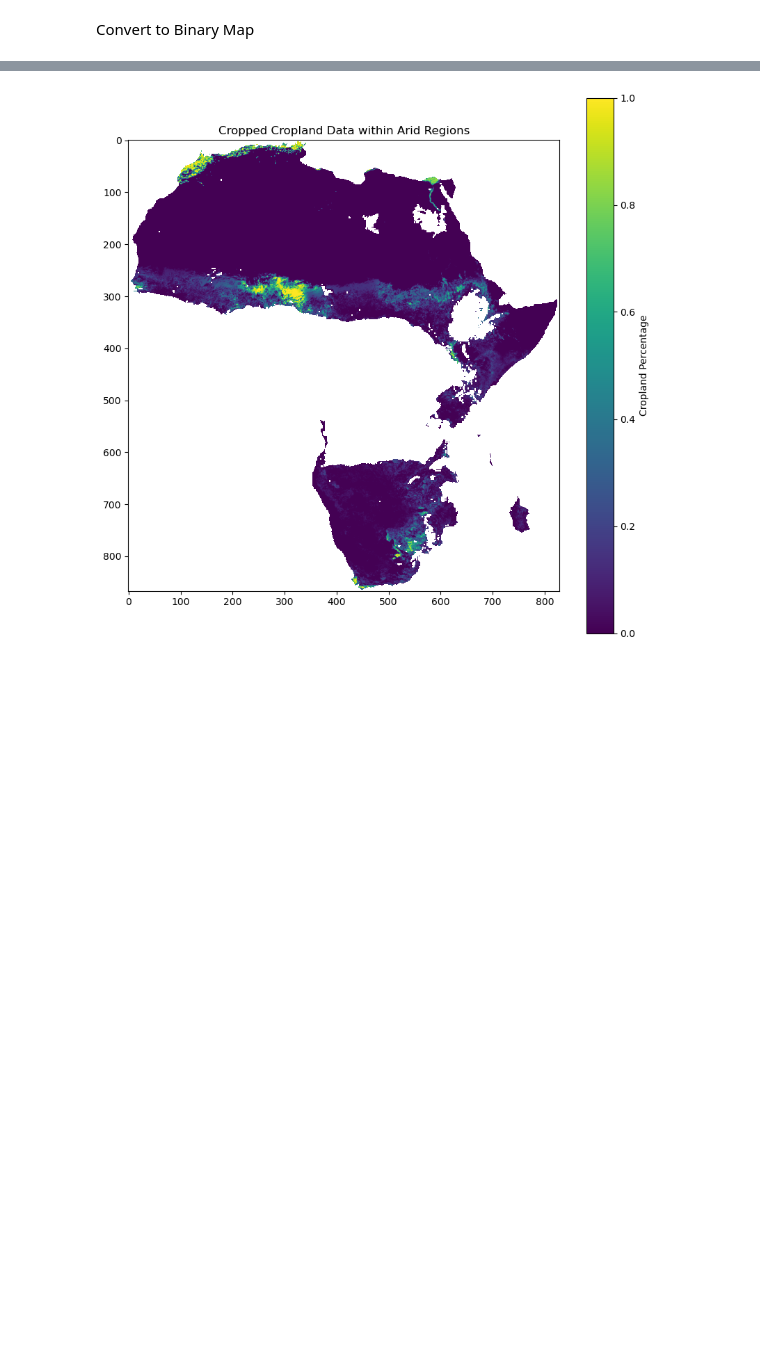
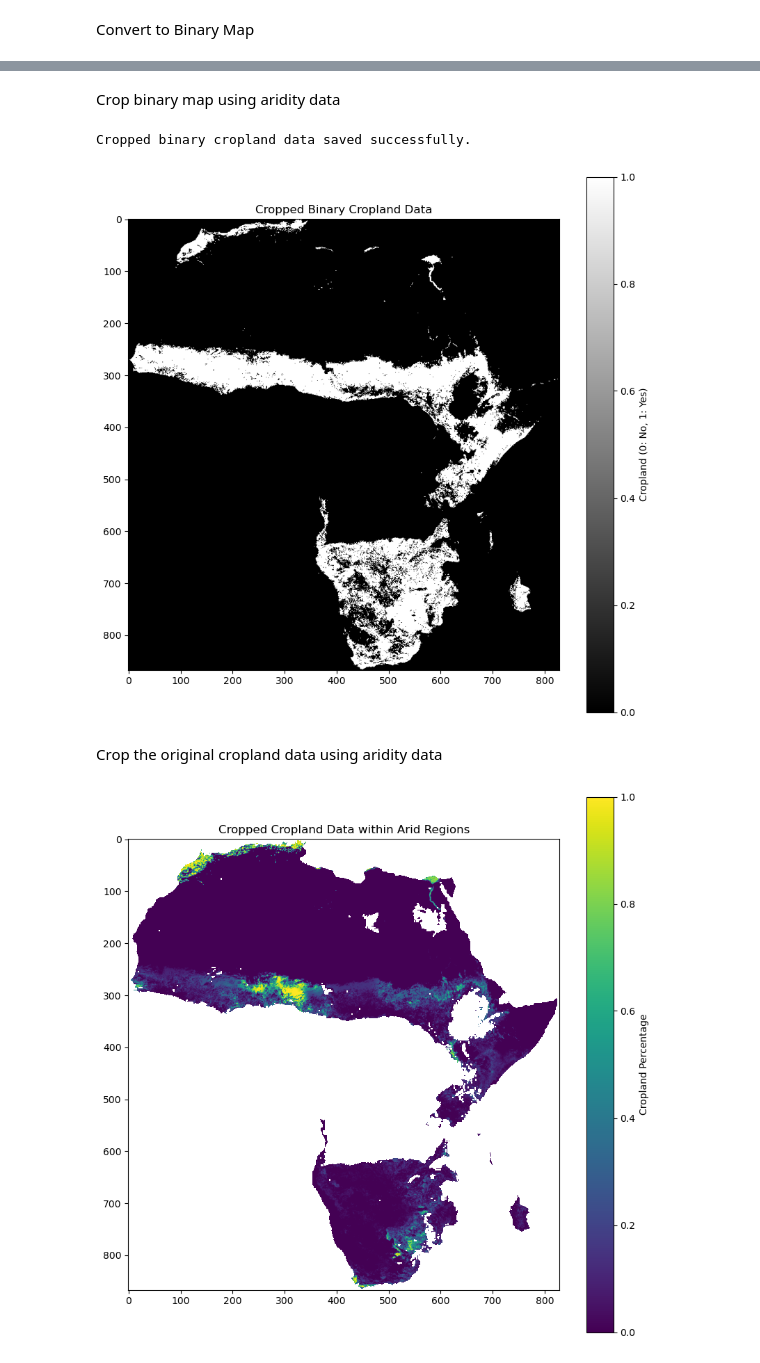
Before and after one commit to rellimylime/Africa_Irrigation, a Jupyter notebook: Code/0_process_data/3_Filter_Cropland.ipynb, the cells around one changed output, grey strips where cells are left out. Saved outputs shown, nothing was run; the diff lists cells and outputs as text; code cells hidden in the pictures; blank space fills up the shorter version.

```diff
--- a/Code/0_process_data/3_Filter_Cropland.ipynb
+++ b/Code/0_process_data/3_Filter_Cropland.ipynb
@@ -83 +54,42 @@ with rasterio.open(resolve_path(config['Arid_Binary_Cropland_tif_path']), 'w', *
+# %% [markdown]
+Crop binary map using aridity data
+# %%
+
+# Crop the binary cropland data using the aridity data
+with rasterio.open(resolve_path(config['Binary_Cropland_tif_path'])) as src:
+    # Use the geometries from the aridity data to mask (crop) the cropland raster
+    cropped_cropland_binary, cropped_transform = mask(
+        src,
+        aridity_gdf.geometry,
+        crop=True
+    )
+
+    # The cropped_cropland_binary might have an unnecessary band dimension, so ensure it's a 2D array
+    cropped_cropland_binary = np.squeeze(cropped_cropland_binary, axis=0)
+
+    # Update metadata with new transform and size after cropping
+    cropped_meta = meta.copy()
+    cropped_meta.update({
+        "height": cropped_cropland_binary.shape[0],
+        "width": cropped_cropland_binary.shape[1],
+        "transform": cropped_transform
+    })
+
+    # Save the cropped binary cropland data to the specified path
+    with rasterio.open(resolve_path(config['Binary_Arid_Cropland_tif_path']), 'w', **cropped_meta) as dst:
+        dst.write(cropped_cropland_binary, 1)
+
+print("Cropped binary cropland data saved successfully.")
+
+# Plot the cropped binary cropland data
+plt.figure(figsize=(10, 10))
+plt.imshow(cropped_cropland_binary, cmap='gray')
+plt.title('Cropped Binary Cropland Data')
+plt.colorbar(label='Cropland (0: No, 1: Yes)')
+plt.show()
+# %% [output]
+Cropped binary cropland data saved successfully.
+[figure, added]
+# %% [markdown]
+Crop the original cropland data using aridity data
 # %%
```
Also changed, not shown: parts of 6 cells of this notebook, 5 other files.
